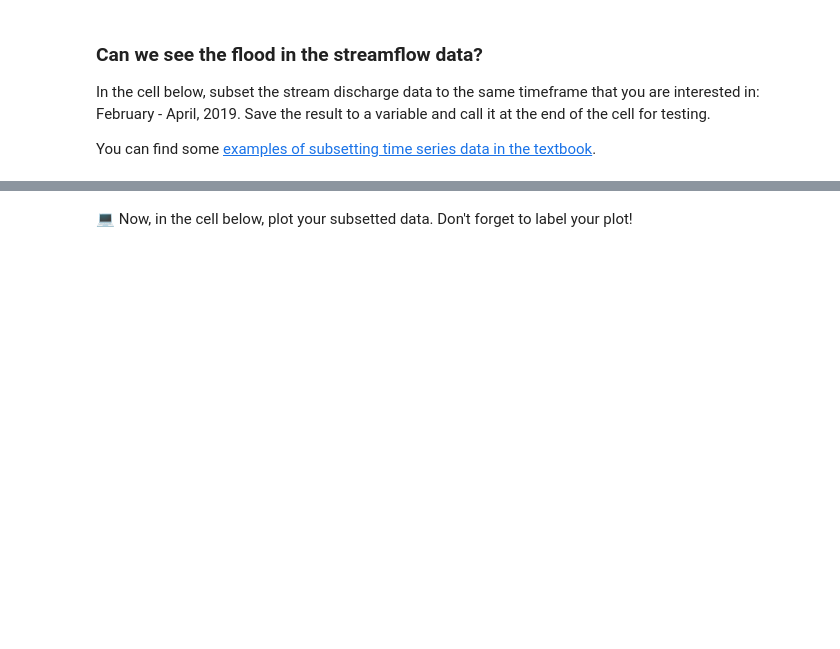
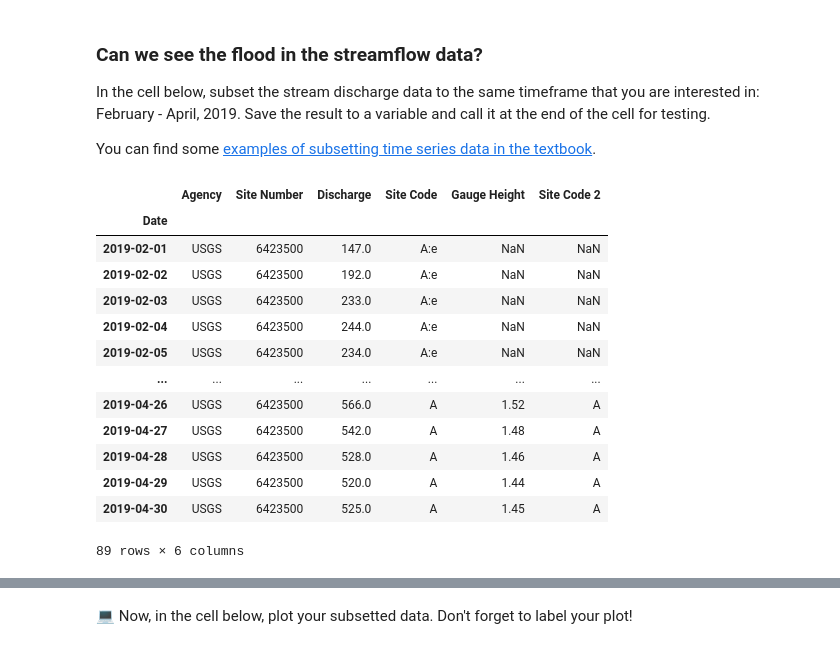
Before and after one commit to Haak0/time-series-data-Haak0, a Jupyter notebook: stars-02-time-series.ipynb, the cells around one changed output, grey strips where cells are left out. Drawn from its saved outputs; the diff is of its cells as text; code cells hidden in the pictures; blank space fills up the shorter version.

```diff
--- a/stars-02-time-series.ipynb
+++ b/stars-02-time-series.ipynb
@@ -378,3 +479,21 @@ raise NotImplementedError()
+# %%
+river_flow_subset = river_flow['2019-02-01':'2019-04-30']
+river_flow_subset
+# %% [output]
+|  | Agency | Site Number | Discharge | Site Code | Gauge Height | Site Code 2 |
+| Date |  |  |  |  |  |  |
+| 2019-02-01 | USGS | 6423500 | 147.0 | A:e | NaN | NaN |
+| 2019-02-02 | USGS | 6423500 | 192.0 | A:e | NaN | NaN |
+| 2019-02-03 | USGS | 6423500 | 233.0 | A:e | NaN | NaN |
+| 2019-02-04 | USGS | 6423500 | 244.0 | A:e | NaN | NaN |
+| 2019-02-05 | USGS | 6423500 | 234.0 | A:e | NaN | NaN |
+| ... | ... | ... | ... | ... | ... | ... |
+| 2019-04-26 | USGS | 6423500 | 566.0 | A | 1.52 | A |
+| 2019-04-27 | USGS | 6423500 | 542.0 | A | 1.48 | A |
+| 2019-04-28 | USGS | 6423500 | 528.0 | A | 1.46 | A |
+| 2019-04-29 | USGS | 6423500 | 520.0 | A | 1.44 | A |
+| 2019-04-30 | USGS | 6423500 | 525.0 | A | 1.45 | A |
+89 rows × 6 columns
 # %%
 ans_subset = _
 subset_points = 0
```
Also changed, not shown: parts of 20 cells of this notebook.
